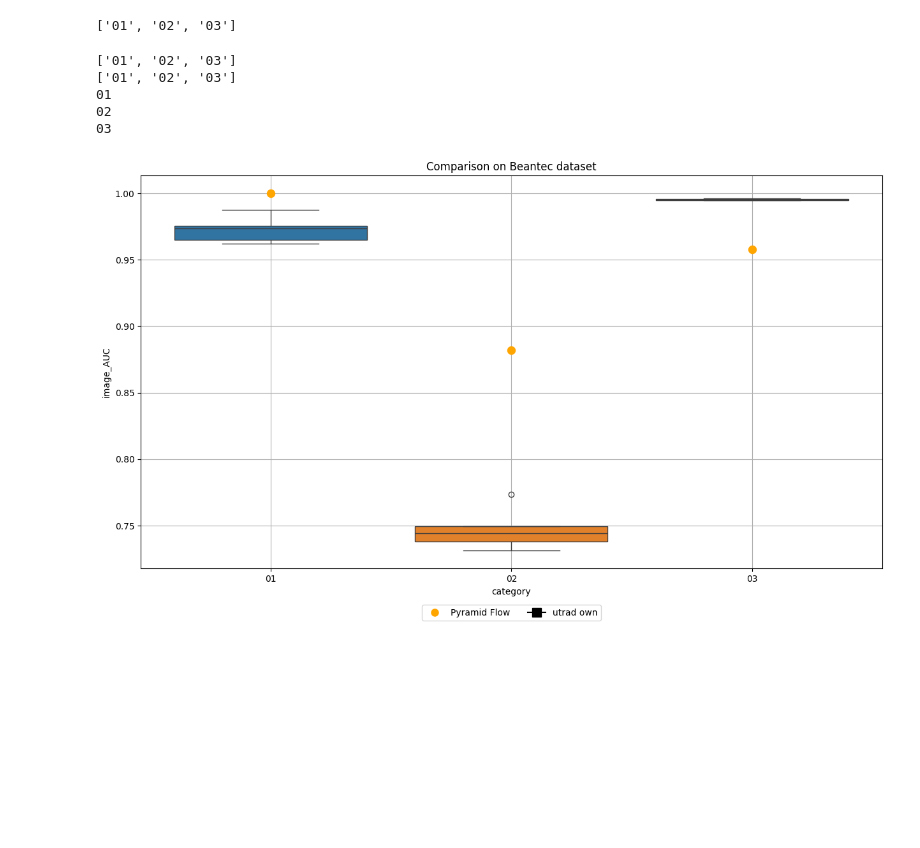
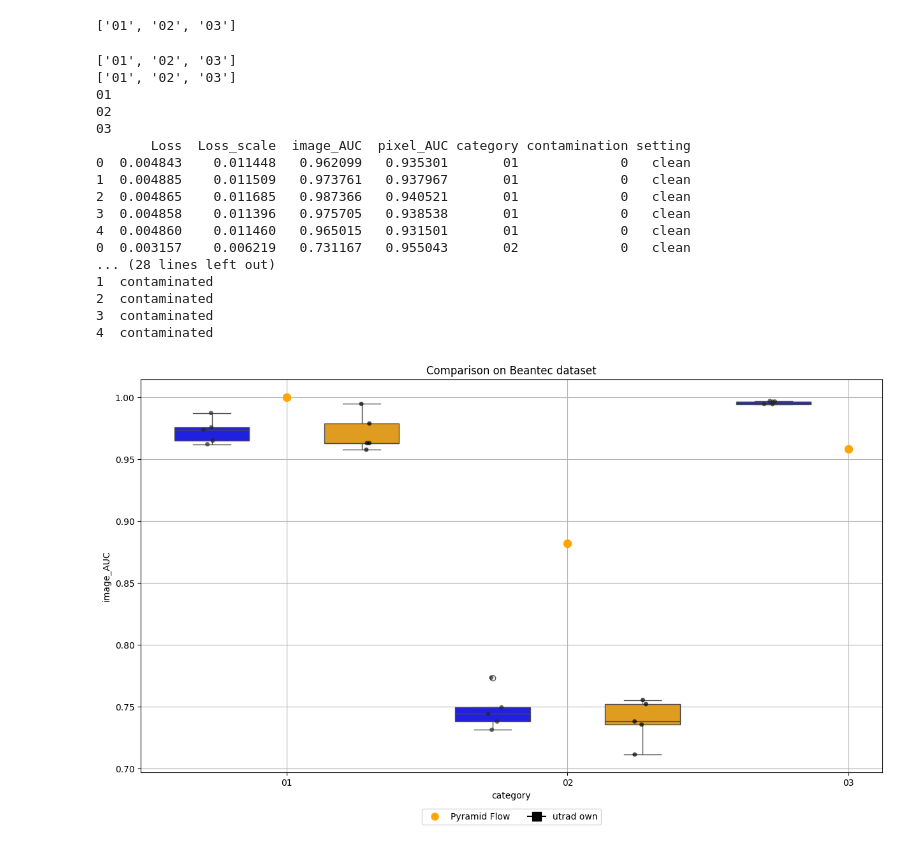
Before and after one commit to buehlpa/UTRAD, a Jupyter notebook: inspect_training_val_beantec.ipynb, the cells around one changed output. Saved outputs shown, nothing was run; the diff lists cells and outputs as text; code cells hidden in the pictures; blank space fills up the shorter version.

```diff
--- a/inspect_training_val_beantec.ipynb
+++ b/inspect_training_val_beantec.ipynb
@@ -43,42 +43,101 @@ for category in category_list:
     logfile_paths= []
     for run in run_range:
         logfile_path= os.path.join(root, f'{exp_name}_run_{run}-{category}', 'args.log')
+
         if os.path.exists(logfile_path):
-            logfile_paths.append(logfile_path)
+            if len(read_training_scores( logfile_path)['Loss'])<150:
+                continue
+            else:
+                logfile_paths.append(logfile_path)
 
     lastrow_df=last_rows_metric(logfile_paths)
     lastrow_df['category']= [category]*len(lastrow_df)
     res_df.append(lastrow_df)
 
 res_df= pd.concat(res_df)
+res_df['contamination']= ['0']*len(res_df)
+res_df['setting']= ['clean']*len(res_df)
+
+print(res_df)
+
+exp_name= "Exp_18_06_24"
+root= '/home/bule/projects/UTRAD/results/beantec/contamination_10/'
+
+run_range= np.arange(1,6)
+res_df_cont=[]
+for category in category_list:
+    logfile_paths= []
+    for run in run_range:
+        logfile_path= os.path.join(root, f'{exp_name}_run_{run}-{category}', 'args.log')
+        if os.path.exists(logfile_path):
+            if len(read_training_scores(logfile_path)['Loss'] )>=150:
+                logfile_paths.append(logfile_path)
+
+
+    lastrow_df=last_rows_metric(logfile_paths)
+    lastrow_df['category']= [category]*len(lastrow_df)
+    res_df_cont.append(lastrow_df)
+
+res_df_cont= pd.concat(res_df_cont)
+res_df_cont['contamination']= ['10']*len(res_df_cont)
+res_df_cont['setting']= ['contaminated']*len(res_df_cont)
+
+print(res_df_cont)
+
+
+
+res_df_end=pd.concat([res_df, res_df_cont])
+
+
+
+hue_order = ['clean', 'clean_reduced', 'contaminated']
+palette = {
+    'clean': 'blue',
+    'clean_reduced': 'skyblue',
+    'contaminated': 'orange'
+}
 
 
 
 auc_Pyramid = {'01': [1],'02': [0.882],'03': [0.958]}
 
 # PyramidFlow: High-Resolution Defect Contrastive Localization
 # using Pyramid Normalizing Flow
 
 plt.figure(figsize=(15, 8))
 
-ax = sns.boxplot(x="category", y="image_AUC", hue="category", data=res_df)
+ax = sns.boxplot(x="category", y="image_AUC", hue="setting", data=res_df_end,hue_order=hue_order,palette=palette)
+sns.stripplot(data=res_df_end, x="category", y="image_AUC", hue="setting", dodge=True, alpha=.7, zorder=3, jitter=0.1, palette='dark:black', legend=False, ax=ax,hue_order=hue_order)
+
 for category, auc in auc_Pyramid.items():
     ax.scatter(x=[category], y=auc, color='orange', s=75, zorder=5)
 
 
 # Add custom legend
 legend_elements = [
     plt.Line2D([0], [0], marker='o', color='w', label='Pyramid Flow', markerfacecolor='orange', markersize=10),
     plt.Line2D([0], [0], marker='s', color='black', label='utrad own', markersize=10)
 ]
 ax.legend(handles=legend_elements, loc='upper center', bbox_to_anchor=(0.5, -0.081), ncol=3)
 plt.title('Comparison on Beantec dataset')
 plt.grid(True)
 plt.show()
 # %% [output]
 ['01', '02', '03']
 ['01', '02', '03']
 01
 02
 03
+       Loss  Loss_scale  image_AUC  pixel_AUC category contamination setting
+0  0.004843    0.011448   0.962099   0.935301       01             0   clean
+1  0.004885    0.011509   0.973761   0.937967       01             0   clean
+2  0.004865    0.011685   0.987366   0.940521       01             0   clean
+3  0.004858    0.011396   0.975705   0.938538       01             0   clean
+4  0.004860    0.011460   0.965015   0.931501       01             0   clean
+0  0.003157    0.006219   0.731167   0.955043       02             0   clean
+... (28 lines left out)
+1  contaminated
+2  contaminated
+3  contaminated
+4  contaminated
-[figure, old version]
+[figure, new version]
```
Also changed, not shown: parts of 7 cells of this notebook, 16 other files.
